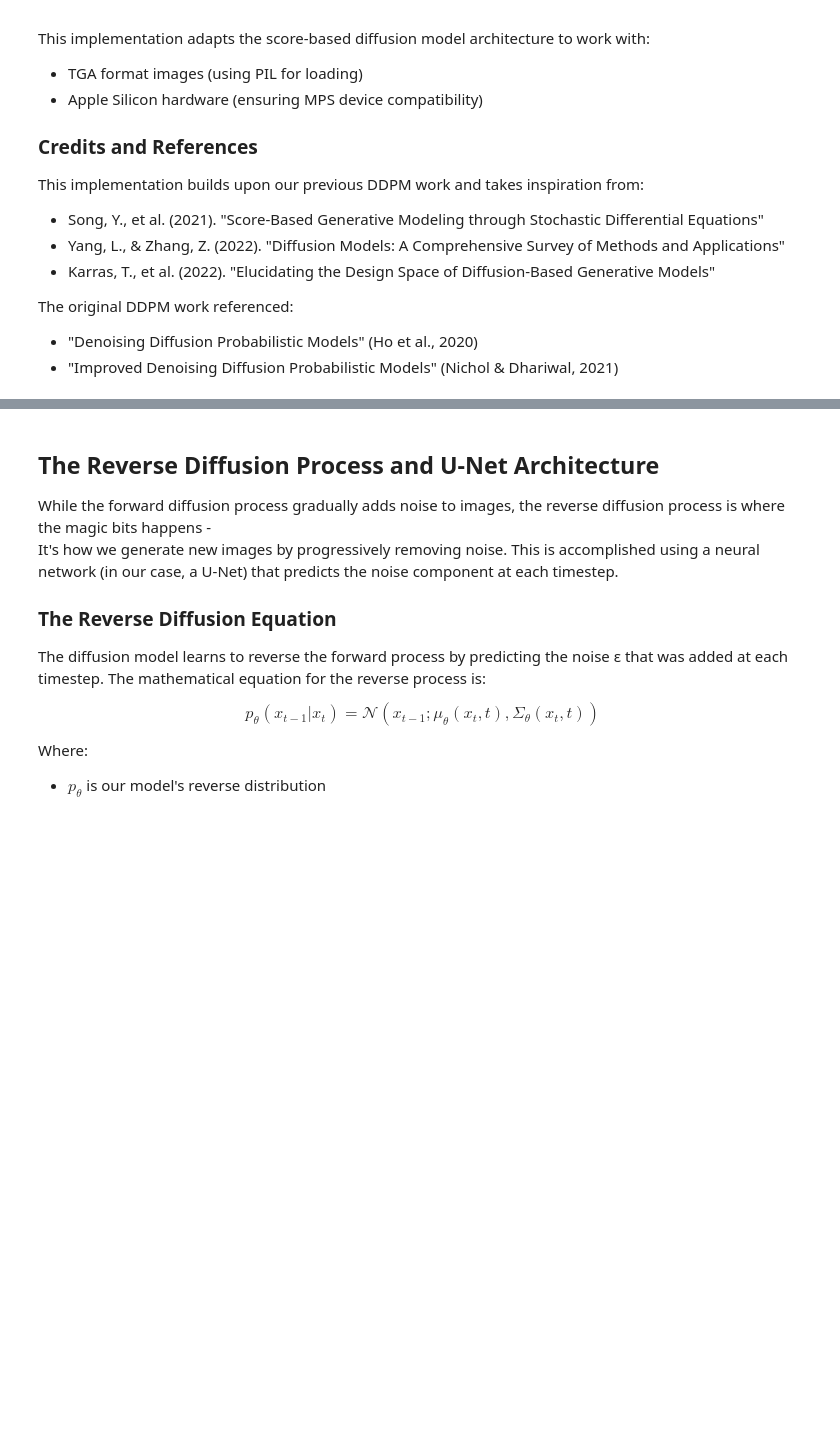
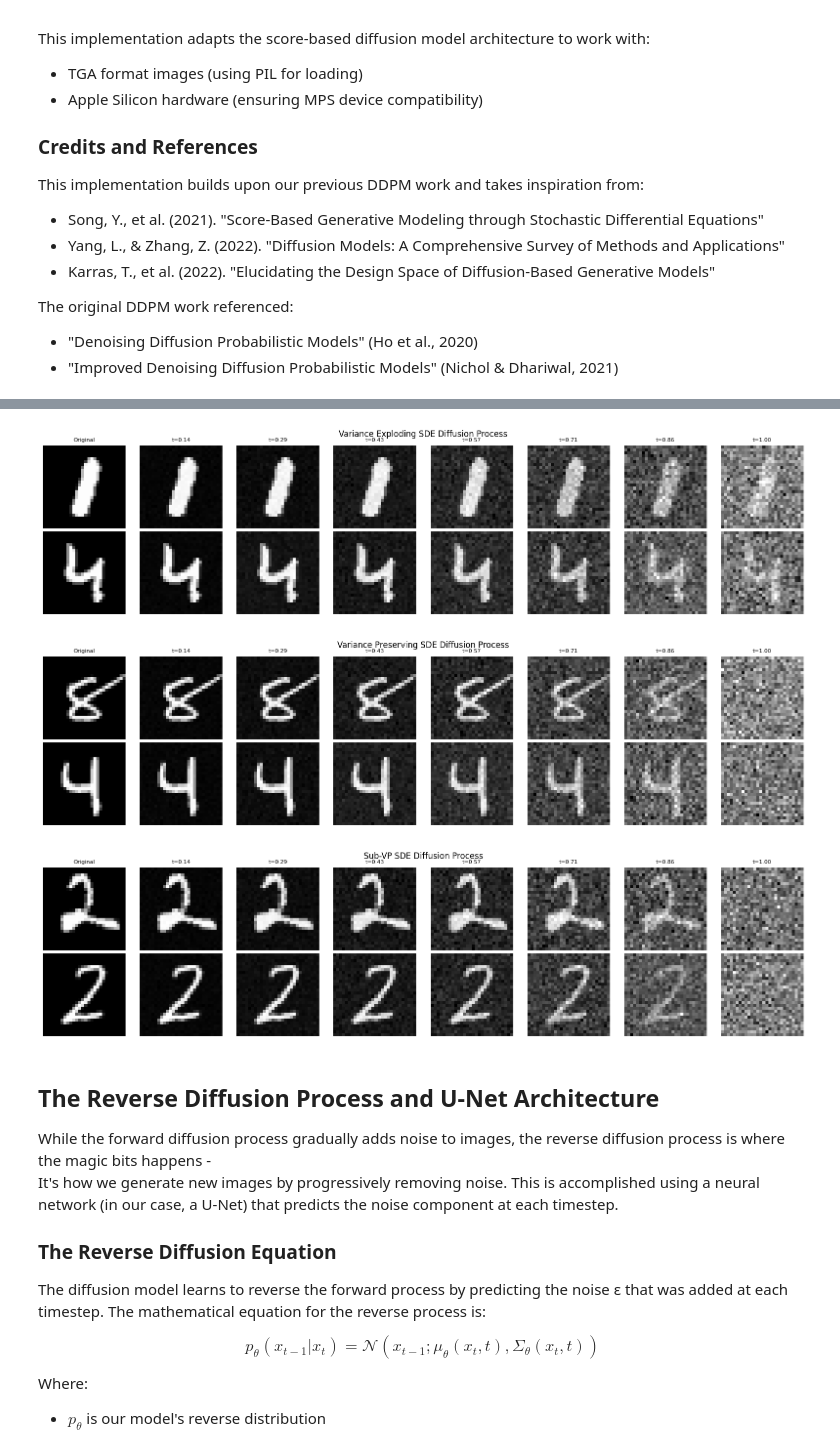
Before and after one commit to mattbarty/generativeDiffusionStudy, a Jupyter notebook: generativeDiffusionMNIST-ScoreBased.ipynb, the cells around one changed output, grey strips where cells are left out. Drawn from its saved outputs; the diff is of its cells as text; code cells hidden in the pictures; blank space fills up the shorter version.

```diff
--- a/generativeDiffusionMNIST-ScoreBased.ipynb
+++ b/generativeDiffusionMNIST-ScoreBased.ipynb
@@ -374,17 +701,17 @@ Understanding this forward process is crucial because training a diffusion model
 # %%
-def display_images_with_diffusion(
-    dataloader, num_images=3, num_steps=7, T=300, device="mps"
+def display_images_with_continuous_diffusion(
+    dataloader, num_images=3, num_steps=7, sde_type="ve", device="mps"
 ):
     """
-    Display a grid of randomly selected images with the diffusion process applied.
-    Each row shows one icon progressively diffused with noise from left to right.
-    The first column shows the original, unmodified icon.
+    Display a grid of randomly selected images with the continuous diffusion process applied.
+    Each row shows one image progressively diffused with noise from left to right.
+    The first column shows the original, unmodified image.
 
     Args:
         dataloader: PyTorch dataloader containing the dataset
         num_images: Number of different images to display (rows)
         num_steps: Number of diffusion steps to display (not including original)
-        T: Total number of timesteps in the diffusion process
+        sde_type: Type of SDE to use ("ve", "vp", or "subvp")
         device: Device to run computations on
     """
     # Get a batch of images
@@ -402,49 +729,77 @@ def display_images_with_diffusion(
     batch_size = batch.shape[0]
     indices = np.random.choice(batch_size, size=num_images, replace=False)
 
-    # Calculate the step size between diffusion steps
-    stepsize = int(T / num_steps)
+    # Calculate the time values for diffusion steps (from 0 to 1)
+    time_values = torch.linspace(0, 1, num_steps + 1)
 
     # Plot each selected image with different noise levels
     for row, idx in enumerate(indices):
         # Get the original image
         original_img = batch[idx].unsqueeze(0)  # Add batch dimension
         original_display = original_img.squeeze(0)  # Ensure shape is (H, W)
 
         # First, display the original image with no noise
         ax = axes[row, 0]  # First column
         ax.imshow(original_display.squeeze(0).cpu().numpy(), cmap="gray")
         ax.axis("off")
 
         if row == 0:
             ax.set_title("Original", fontsize=8)
 
         # Apply different levels of noise for the remaining columns
-        for col, timestep in enumerate(range(0, T, stepsize)):
-            if col >= num_steps:
-                break
-
+        for col in range(num_steps):
             ax = axes[row, col + 1]  # Remaining columns
             ax.axis("off")
 
-            # Apply forward diffusion with current timestep
-            t = torch.tensor([timestep], device=device).type(torch.int64)
-            noisy_img, _ = forward_diffusion_sample(original_img, t, device=device)
+            # Get time value (skip t=0 as it's the original image)
+            t = time_values[col + 1].item()
+            t_tensor = torch.tensor([t], device=device)
+
+            # Apply forward diffusion with current time
+            noisy_img, _ = forward_diffusion_sample(
+                original_img, t_tensor, sde_type=sde_type, device=device
+            )
             noisy_img = noisy_img.squeeze().cpu().numpy()  # Ensure shape is (H, W)
 
             # Display the image
             ax.imshow(noisy_img, cmap="gray")
 
-            # Add timestep as title for the first row
+            # Add time value as title for the first row
             if row == 0:
-                ax.set_title(f"t={timestep}", fontsize=8)
+                # Format time value to 2 decimal places
+                ax.set_title(f"t={t:.2f}", fontsize=8)
+
+    # Add SDE type as overall title
+    sde_names = {
+        "ve": "Variance Exploding",
+        "vp": "Variance Preserving",
+        "subvp": "Sub-VP",
+    }
+    plt.suptitle(
+        f"{sde_names.get(sde_type, sde_type)} SDE Diffusion Process", fontsize=12
+    )
 
     plt.tight_layout()
+    plt.subplots_adjust(top=0.9)  # Make room for the suptitle
     plt.show()
 
 
 # Usage example
-display_images_with_diffusion(dataloader, num_images=3, num_steps=7, T=300)
+display_images_with_continuous_diffusion(
+    dataloader, num_images=2, num_steps=7, sde_type="ve"
+)
+
+display_images_with_continuous_diffusion(
+    dataloader, num_images=2, num_steps=7, sde_type="vp"
+)
+
+display_images_with_continuous_diffusion(
+    dataloader, num_images=2, num_steps=7, sde_type="subvp"
+)
+# %% [output]
+[figure, added]
+[figure, added]
+[figure, added]
 # %% [markdown]
 ## The Reverse Diffusion Process and U-Net Architecture
 
```
Also changed, not shown: parts of 13 cells of this notebook.
